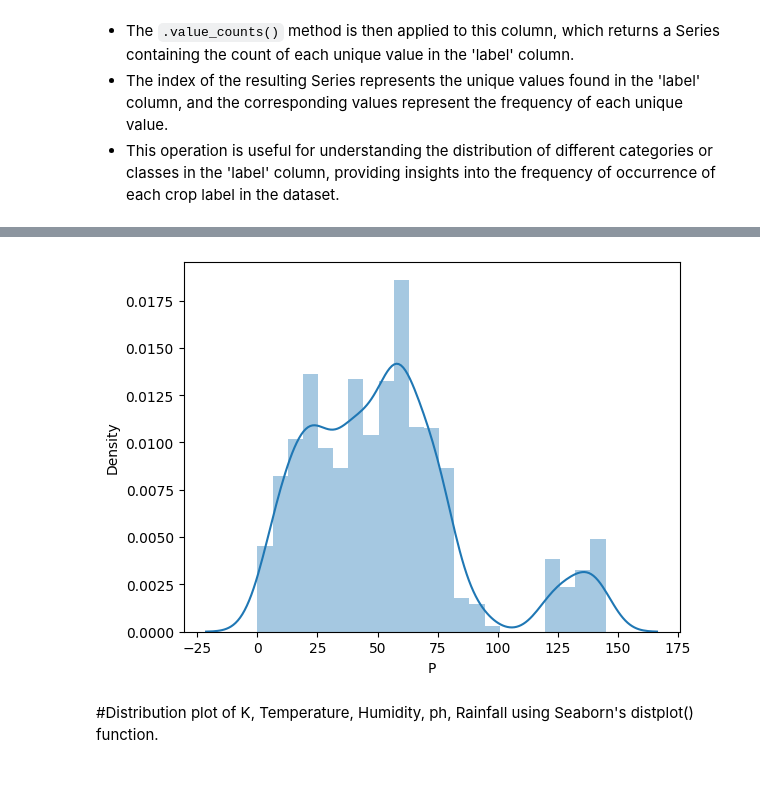
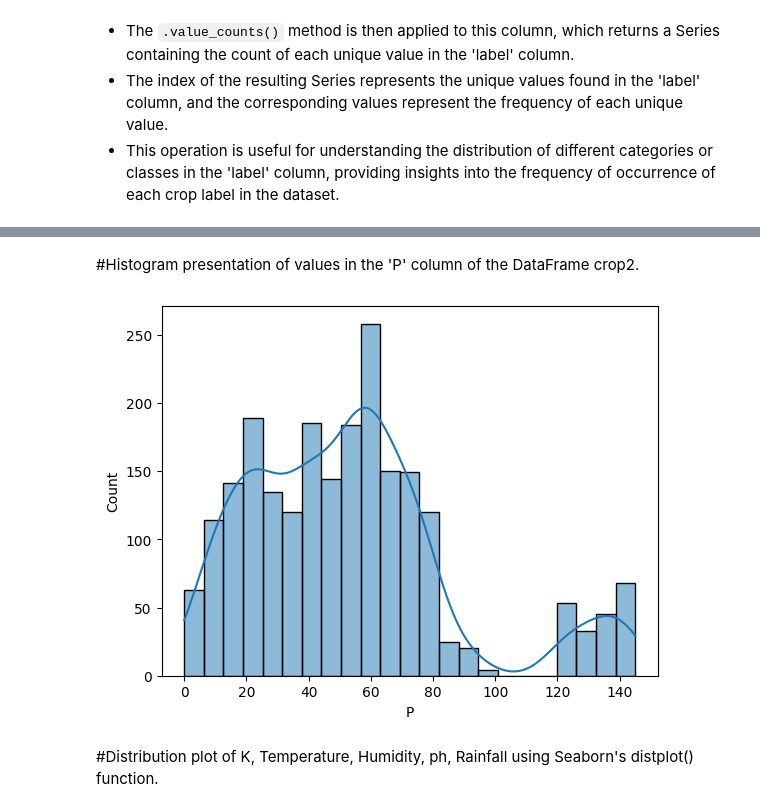
Before and after one commit to sumitc001/Major-Project-using-ML-and-Python-Framework-Flask, a Jupyter notebook: Crop_Recommendation_System2.ipynb, the cells around one changed output, grey strips where cells are left out. Cells and saved outputs as stored; diff of their text form; code cells hidden in the pictures; blank space fills up the shorter version.

Commit message:
addition of histogram

```diff
--- a/Crop_Recommendation_System2.ipynb
+++ b/Crop_Recommendation_System2.ipynb
@@ -537,8 +529,10 @@ By executing this code, you'll generate a distribution plot showing the distribu
+# %% [markdown]
+#Histogram presentation of values in the 'P' column of the DataFrame crop2.
 # %%
-sns.distplot(crop2['P'])
+sns.histplot(crop2['P'], kde=True)
 plt.show()
 # %% [output]
-[figure, old version]
+[figure, new version]
 # %% [markdown]
 #Distribution plot of K, Temperature, Humidity, ph, Rainfall using Seaborn's distplot() function.
 # %%
```
Also changed, not shown: parts of 13 cells of this notebook.
